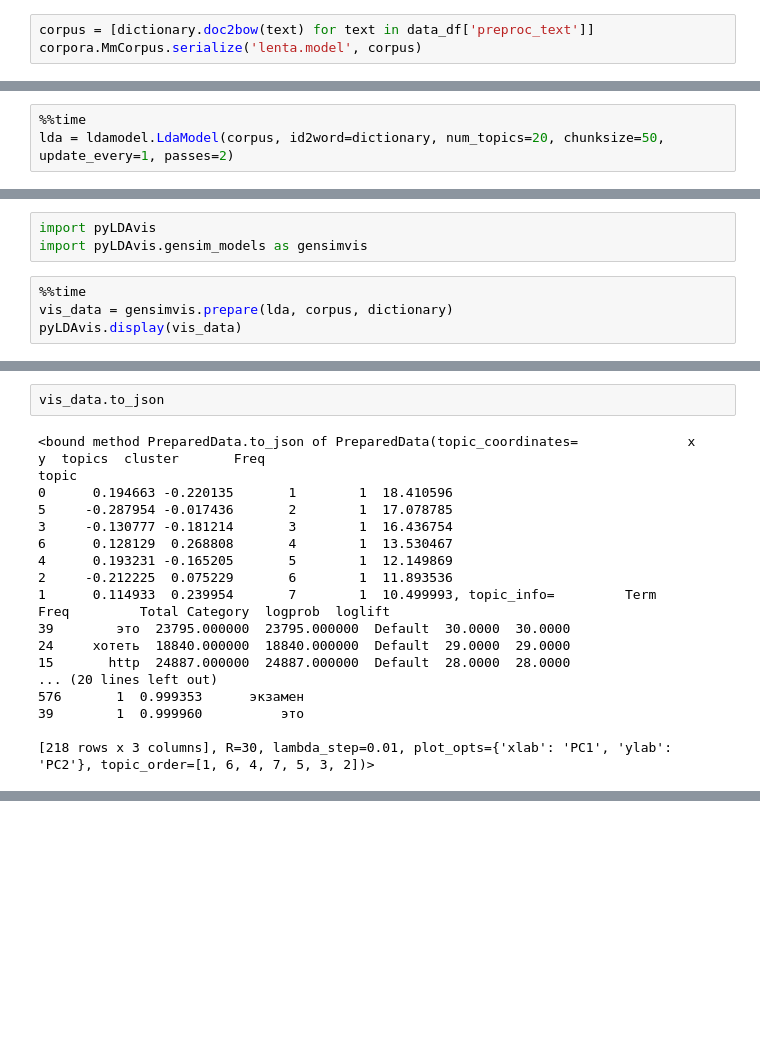
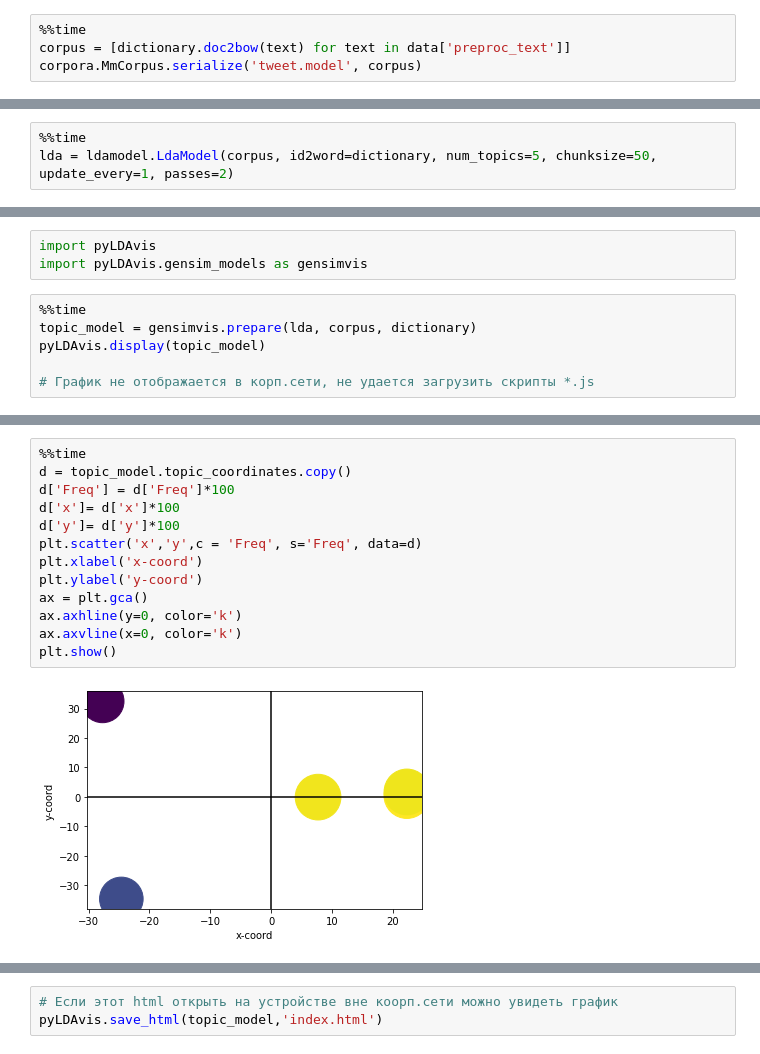
Before and after one commit to achinyaev/nlp, a Jupyter notebook: hw04.ipynb, the cells around one changed output, grey strips where cells are left out. Cells and saved outputs as stored; diff of their text form; blank space fills up the shorter version.

```diff
--- a/hw04.ipynb
+++ b/hw04.ipynb
@@ -146,3 +149,4 @@ data_df.ttext.iloc[226829]
 # %%
-corpus = [dictionary.doc2bow(text) for text in data_df['preproc_text']]
-corpora.MmCorpus.serialize('lenta.model', corpus)
+%%time
+corpus = [dictionary.doc2bow(text) for text in data['preproc_text']]
+corpora.MmCorpus.serialize('tweet.model', corpus)
@@ -149,4 +155,4 @@ corpora.MmCorpus.serialize('lenta.model', corpus)
 # %%
 %%time
-lda = ldamodel.LdaModel(corpus, id2word=dictionary, num_topics=20, chunksize=50, update_every=1, passes=2)
+lda = ldamodel.LdaModel(corpus, id2word=dictionary, num_topics=5, chunksize=50, update_every=1, passes=2)
 # %% [output]
@@ -176,6 +175,8 @@ import pyLDAvis
 import pyLDAvis.gensim_models as gensimvis
 # %%
 %%time
-vis_data = gensimvis.prepare(lda, corpus, dictionary)
-pyLDAvis.display(vis_data)
+topic_model = gensimvis.prepare(lda, corpus, dictionary)
+pyLDAvis.display(topic_model)
+
+# График не отображается в корп.сети, не удается загрузить скрипты *.js
 # %% [output]
@@ -183,21 +184,16 @@ Wall time: 12.5 s
 [interactive output not drawn]
-# %%
-vis_data.to_json
-# %% [output]
-<bound method PreparedData.to_json of PreparedData(topic_coordinates=              x         y  topics  cluster       Freq
-topic
-0      0.194663 -0.220135       1        1  18.410596
-5     -0.287954 -0.017436       2        1  17.078785
-3     -0.130777 -0.181214       3        1  16.436754
-6      0.128129  0.268808       4        1  13.530467
-4      0.193231 -0.165205       5        1  12.149869
-2     -0.212225  0.075229       6        1  11.893536
-1      0.114933  0.239954       7        1  10.499993, topic_info=         Term          Freq         Total Category  logprob  loglift
-39        это  23795.000000  23795.000000  Default  30.0000  30.0000
-24     хотеть  18840.000000  18840.000000  Default  29.0000  29.0000
-15       http  24887.000000  24887.000000  Default  28.0000  28.0000
-... (20 lines left out)
-576       1  0.999353      экзамен
-39        1  0.999960          это
-
-[218 rows x 3 columns], R=30, lambda_step=0.01, plot_opts={'xlab': 'PC1', 'ylab': 'PC2'}, topic_order=[1, 6, 4, 7, 5, 3, 2])>
+# %%
+%%time
+d = topic_model.topic_coordinates.copy()
+d['Freq'] = d['Freq']*100
+d['x']= d['x']*100
+d['y']= d['y']*100
+plt.scatter('x','y',c = 'Freq', s='Freq', data=d)
+plt.xlabel('x-coord')
+plt.ylabel('y-coord')
+ax = plt.gca()
+ax.axhline(y=0, color='k')
+ax.axvline(x=0, color='k')
+plt.show()
+# %% [output]
+[figure, added]
@@ -204 +201,4 @@ topic
+# %%
+# Если этот html открыть на устройстве вне коорп.сети можно увидеть график
+pyLDAvis.save_html(topic_model,'index.html')
 # %%
```
Also changed, not shown: parts of 29 cells of this notebook, 8 other files.
